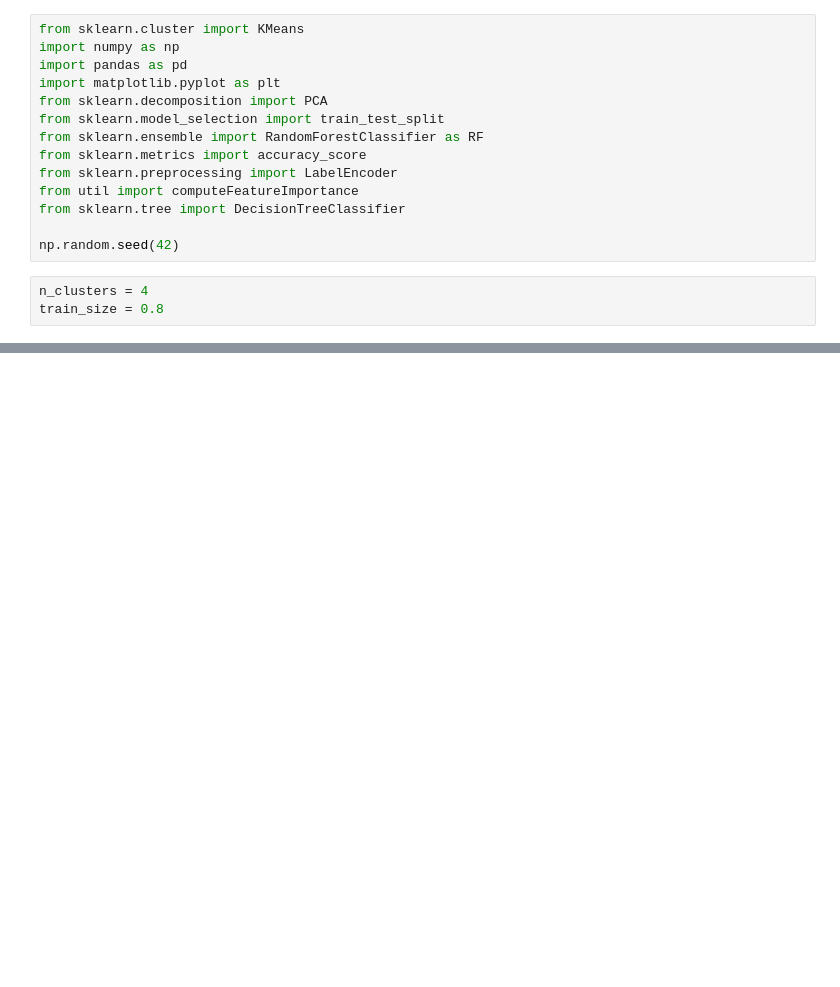
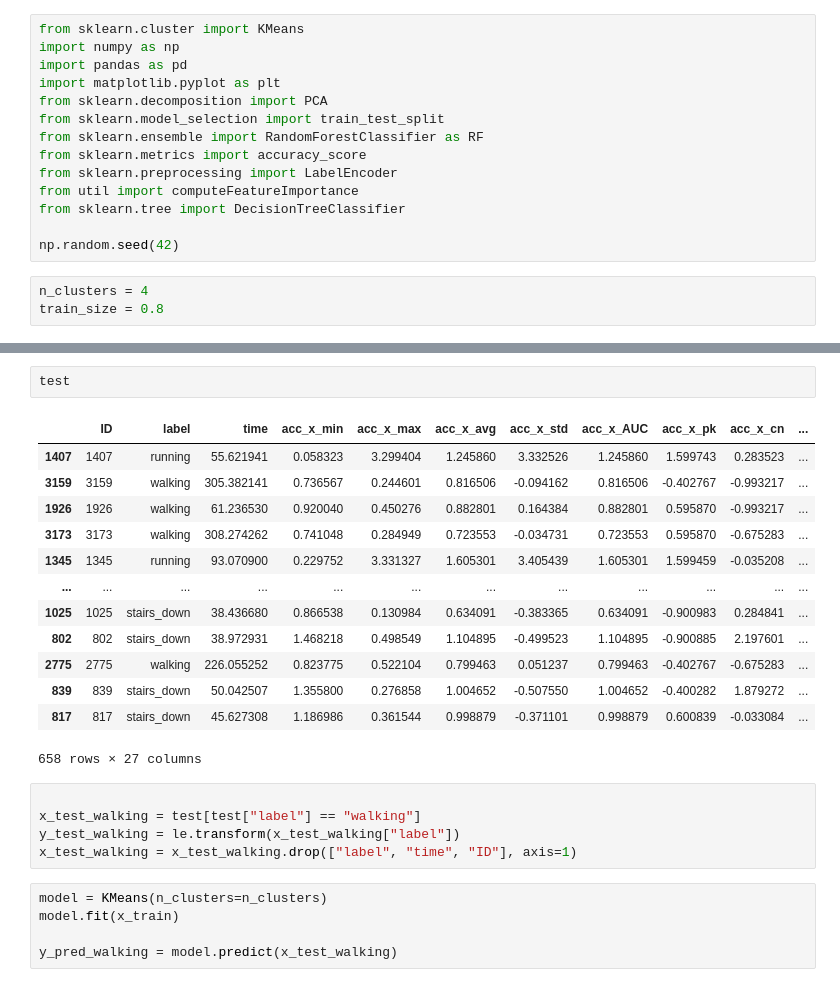
Before and after one commit to iantmn/Capstone-AI-IoT, a Jupyter notebook: kmean_accuracy.ipynb, the cells around one changed output, grey strips where cells are left out. Drawn from its saved outputs; the diff is of its cells as text; blank space fills up the shorter version.

```diff
--- a/kmean_accuracy.ipynb
+++ b/kmean_accuracy.ipynb
@@ -165,0 +167,26 @@ plotting model vs actual...
+# %%
+test
+# %% [output]
+|  | ID | label | time | acc_x_min | acc_x_max | acc_x_avg | acc_x_std | acc_x_AUC | acc_x_pk | acc_x_cn | ... |
+| 1407 | 1407 | running | 55.621941 | 0.058323 | 3.299404 | 1.245860 | 3.332526 | 1.245860 | 1.599743 | 0.283523 | ... |
+| 3159 | 3159 | walking | 305.382141 | 0.736567 | 0.244601 | 0.816506 | -0.094162 | 0.816506 | -0.402767 | -0.993217 | ... |
+| 1926 | 1926 | walking | 61.236530 | 0.920040 | 0.450276 | 0.882801 | 0.164384 | 0.882801 | 0.595870 | -0.993217 | ... |
+| 3173 | 3173 | walking | 308.274262 | 0.741048 | 0.284949 | 0.723553 | -0.034731 | 0.723553 | 0.595870 | -0.675283 | ... |
+| 1345 | 1345 | running | 93.070900 | 0.229752 | 3.331327 | 1.605301 | 3.405439 | 1.605301 | 1.599459 | -0.035208 | ... |
+| ... | ... | ... | ... | ... | ... | ... | ... | ... | ... | ... | ... |
+| 1025 | 1025 | stairs_down | 38.436680 | 0.866538 | 0.130984 | 0.634091 | -0.383365 | 0.634091 | -0.900983 | 0.284841 | ... |
+| 802 | 802 | stairs_down | 38.972931 | 1.468218 | 0.498549 | 1.104895 | -0.499523 | 1.104895 | -0.900885 | 2.197601 | ... |
+| 2775 | 2775 | walking | 226.055252 | 0.823775 | 0.522104 | 0.799463 | 0.051237 | 0.799463 | -0.402767 | -0.675283 | ... |
+| 839 | 839 | stairs_down | 50.042507 | 1.355800 | 0.276858 | 1.004652 | -0.507550 | 1.004652 | -0.400282 | 1.879272 | ... |
+| 817 | 817 | stairs_down | 45.627308 | 1.186986 | 0.361544 | 0.998879 | -0.371101 | 0.998879 | 0.600839 | -0.033084 | ... |
+658 rows × 27 columns
+# %%
+
+x_test_walking = test[test["label"] == "walking"]
+y_test_walking = le.transform(x_test_walking["label"])
+x_test_walking = x_test_walking.drop(["label", "time", "ID"], axis=1)
+# %%
+model = KMeans(n_clusters=n_clusters)
+model.fit(x_train)
+
+y_pred_walking = model.predict(x_test_walking)
```
Also changed, not shown: parts of 10 cells of this notebook.
